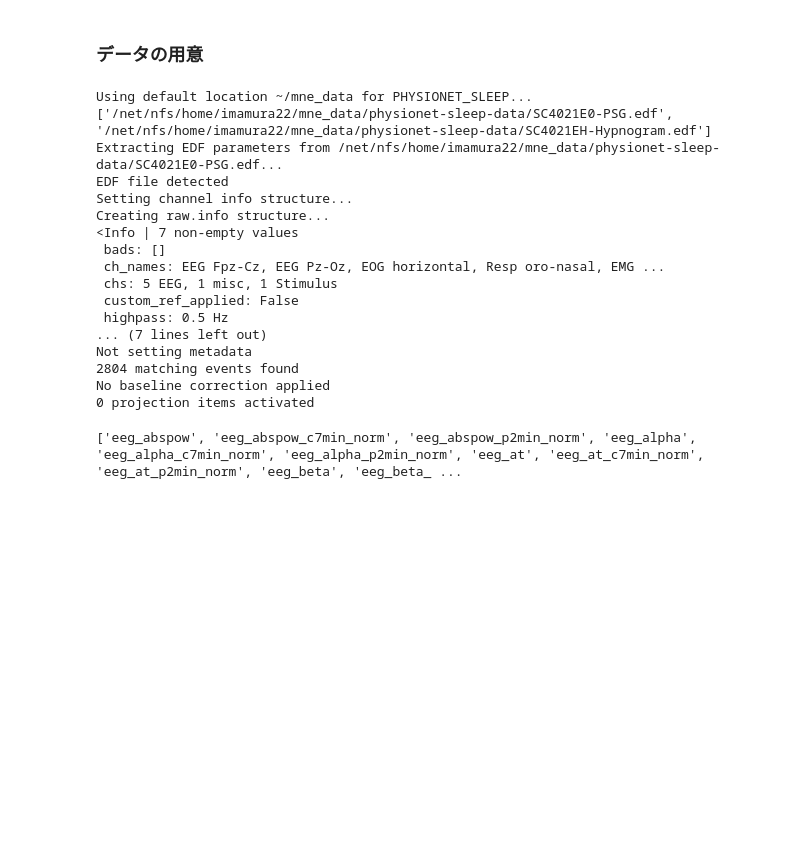
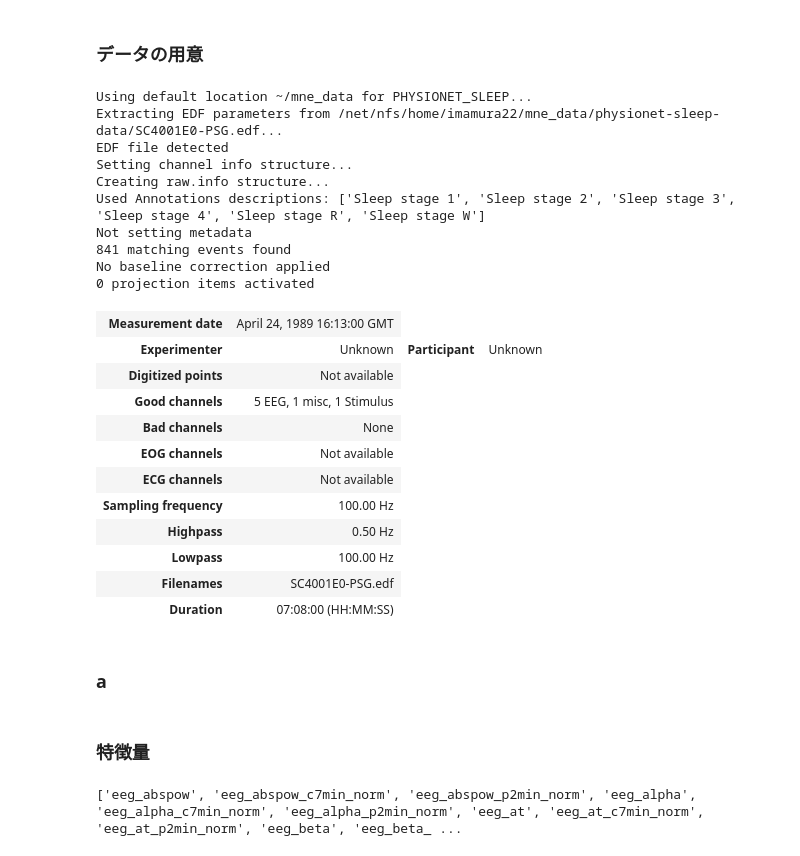
Before and after one commit to iatosh/Internship-SleepStage, a Jupyter notebook: hypno_yasa_fix.ipynb, the cells around one changed output. Saved outputs shown, nothing was run; the diff lists cells and outputs as text; code cells hidden in the pictures; blank space fills up the shorter version.

```diff
--- a/hypno_yasa_fix.ipynb
+++ b/hypno_yasa_fix.ipynb
@@ -10,57 +24,59 @@ from sklearn.metrics import accuracy_score
 # %% [markdown]
 ### データの用意
 # %%
-[alice_files] = fetch_data(subjects=[2], recording=[1])
-print(alice_files)
+[alice_files] = fetch_data(subjects=[0], recording=[1])
 
 edf = mne.io.read_raw_edf(alice_files[0], stim_channel='Event marker',
                                 misc=['Temp rectal'])
-print(edf.info)
+
 annot = mne.read_annotations(alice_files[1])
 
+annot.crop(annot[1]['onset'] - 30 * 60,
+                annot[-2]['onset'] + 30 * 60)
+
 edf.set_annotations(annot, emit_warning=False)
-
-annotation_desc_2_event_id = {'Sleep stage W': 1,
-                              'Sleep stage 1': 2,
-                              'Sleep stage 2': 3,
-                              'Sleep stage 3': 4,
-                              'Sleep stage 4': 4,
-                              'Sleep stage R': 5}
 
 events, _ = mne.events_from_annotations(
     edf, event_id=annotation_desc_2_event_id, chunk_duration=30.)
 
 tmax = 30. - 1. / edf.info['sfreq']
 
-# create a new event_id that unifies stages 3 and 4
-event_id = {'Sleep stage W': 1,
-            'Sleep stage 1': 2,
-            'Sleep stage 2': 3,
-            'Sleep stage 3/4': 4,
-            'Sleep stage R': 5}
-
-epochs_test = mne.Epochs(raw=edf, events=events, event_id=event_id,
+epochs = mne.Epochs(raw=edf, events=events, event_id=event_id,
                          tmin=0., tmax=tmax, baseline=None)
 
-hypno = epochs_test.events[:, 2] - 1
+# 1次元配列の抽出
+hypno = epochs.events[:, 2] - 1
+
+csv = pd.DataFrame(hypno)
+csv.to_csv("./1.csv")
+
+
+edf.crop(tmin=float(annot[1]['onset'] - 30 * 60), tmax=float(annot[-2]['onset'] + 40 * 60))
 # %% [output]
 Using default location ~/mne_data for PHYSIONET_SLEEP...
-['/net/nfs/home/imamura22/mne_data/physionet-sleep-data/SC4021E0-PSG.edf', '/net/nfs/home/imamura22/mne_data/physionet-sleep-data/SC4021EH-Hypnogram.edf']
-Extracting EDF parameters from /net/nfs/home/imamura22/mne_data/physionet-sleep-data/SC4021E0-PSG.edf...
+Extracting EDF parameters from /net/nfs/home/imamura22/mne_data/physionet-sleep-data/SC4001E0-PSG.edf...
 EDF file detected
 Setting channel info structure...
 Creating raw.info structure...
-<Info | 7 non-empty values
- bads: []
- ch_names: EEG Fpz-Cz, EEG Pz-Oz, EOG horizontal, Resp oro-nasal, EMG ...
- chs: 5 EEG, 1 misc, 1 Stimulus
- custom_ref_applied: False
- highpass: 0.5 Hz
-... (7 lines left out)
+Used Annotations descriptions: ['Sleep stage 1', 'Sleep stage 2', 'Sleep stage 3', 'Sleep stage 4', 'Sleep stage R', 'Sleep stage W']
 Not setting metadata
-2804 matching events found
+841 matching events found
 No baseline correction applied
 0 projection items activated
+| Measurement date | April 24, 1989 16:13:00 GMT |
+| Experimenter | Unknown | Participant | Unknown |
+| Digitized points | Not available |
+| Good channels | 5 EEG, 1 misc, 1 Stimulus |
+| Bad channels | None |
+| EOG channels | Not available |
+| ECG channels | Not available |
+| Sampling frequency | 100.00 Hz |
+| Highpass | 0.50 Hz |
+| Lowpass | 100.00 Hz |
+| Filenames | SC4001E0-PSG.edf |
+| Duration | 07:08:00 (HH:MM:SS) |
+# %% [markdown]
+### a
 # %%
 sls = yasa.SleepStaging(edf, eeg_name="EEG Fpz-Cz")
 hypno_pred = sls.predict()
@@ -71,3 +87,5 @@ csv_pre.to_csv("./csv_pre.csv")
+# %% [markdown]
+### 特徴量
 # %%
 model = sls._load_model("auto")
 print(model.feature_name_)
```
Also changed, not shown: parts of 5 cells of this notebook, 13 other files.
